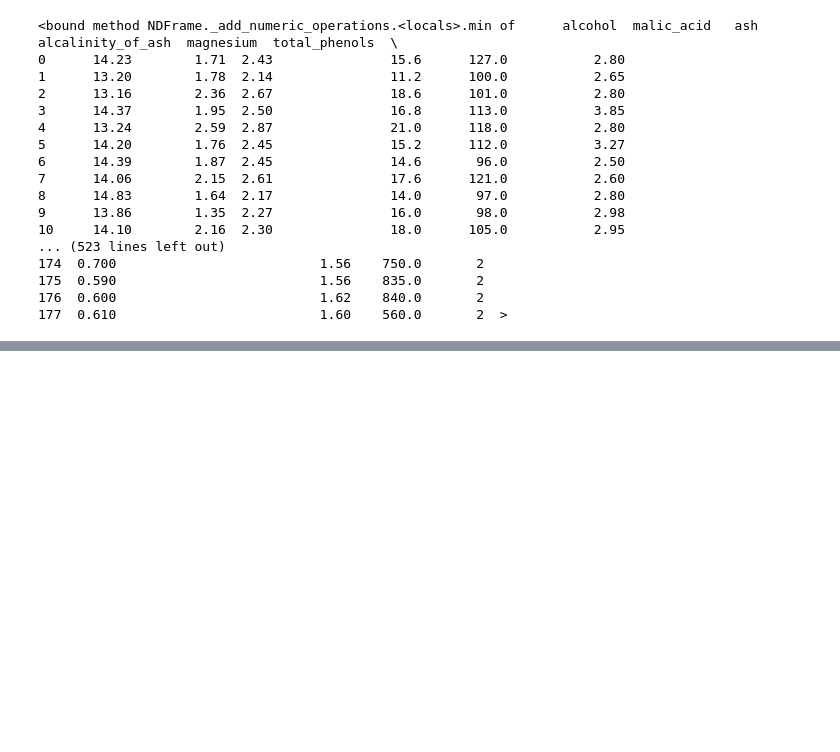
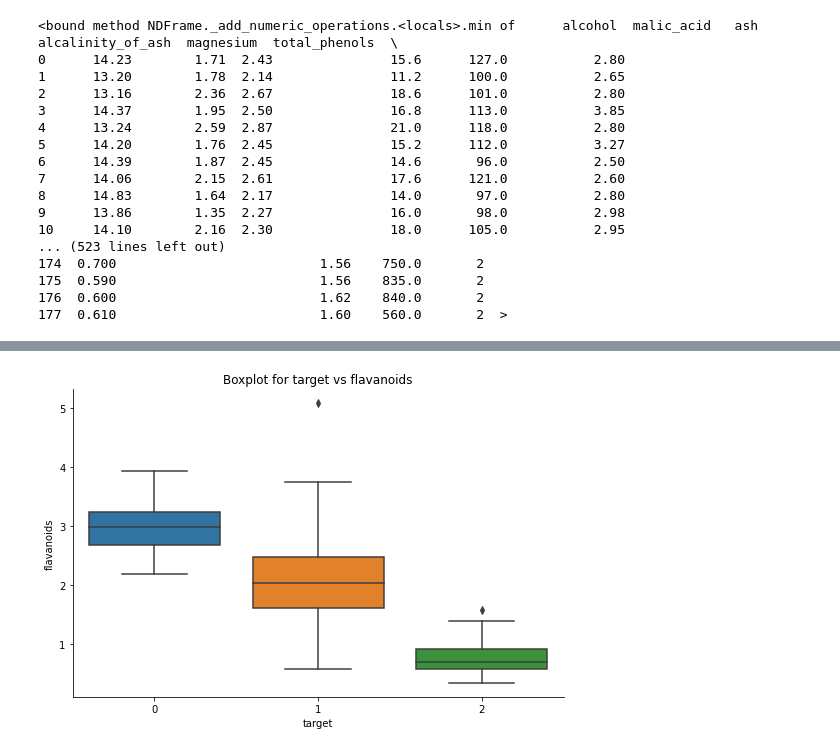
Before and after one commit to G100A008/C, a Jupyter notebook: G100A008_EDA.ipynb, the cells around one changed output, grey strips where cells are left out. Cells and saved outputs as stored; diff of their text form; code cells hidden in the pictures; blank space fills up the shorter version.

```diff
--- a/G100A008_EDA.ipynb
+++ b/G100A008_EDA.ipynb
@@ -332,0 +339,6 @@ df.min
+# %%
+sns.catplot(x="target",y="flavanoids",data=df,kind="box",aspect=1.5)
+plt.title("Boxplot for target vs flavanoids")
+plt.show()
+# %% [output]
+[figure, added]
```
Also changed, not shown: parts of 4 cells of this notebook.
